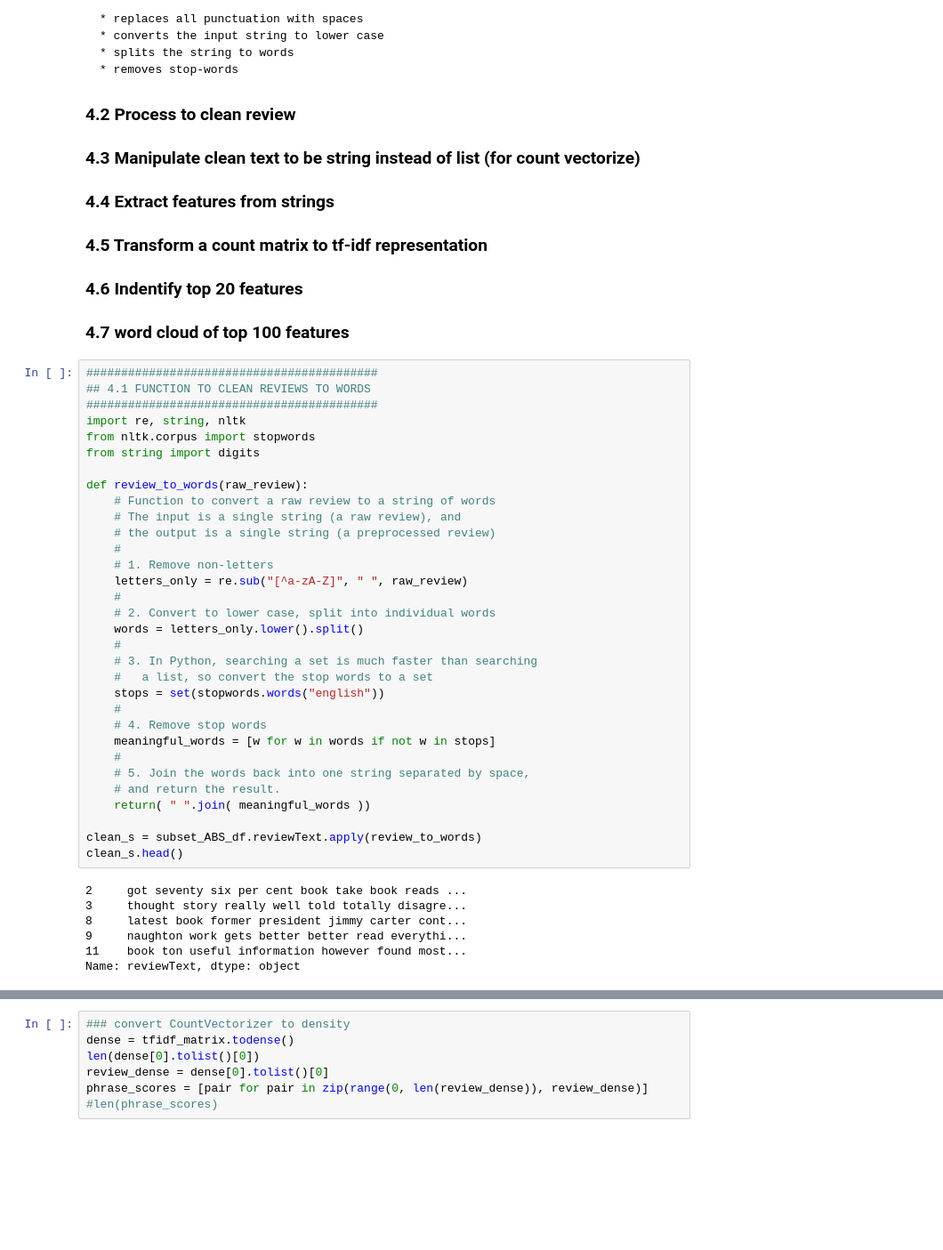
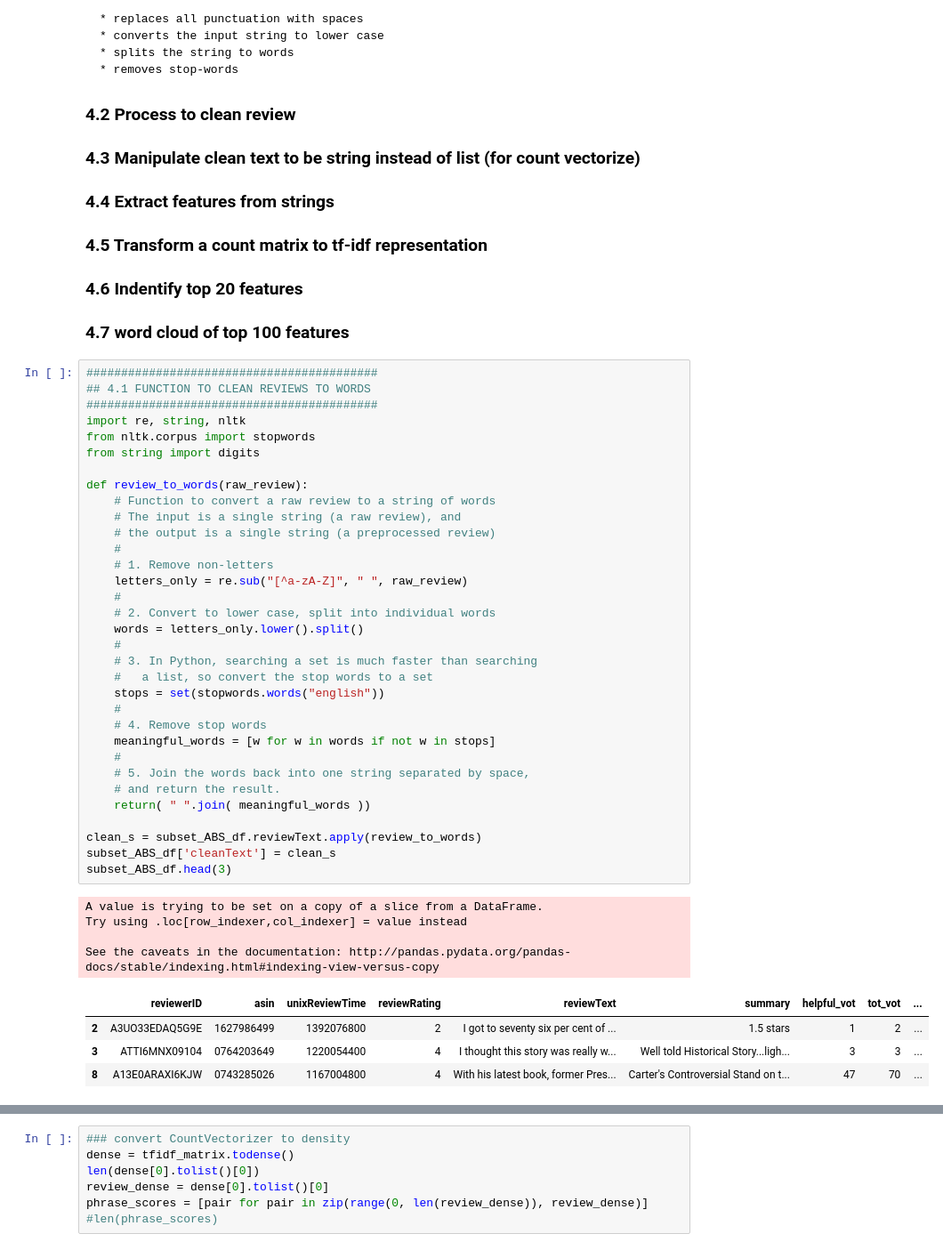
Before and after one commit to TancyKao/AmazonReviewProj, a Jupyter notebook: AmazonBookPilot.ipynb, the cells around one changed output, grey strips where cells are left out. Shown at 89% size. Drawn from its saved outputs; the diff is of its cells as text; blank space fills up the shorter version.

```diff
--- a/AmazonBookPilot.ipynb
+++ b/AmazonBookPilot.ipynb
@@ -419,40 +419,43 @@ plt.show()
 ## 4.1 FUNCTION TO CLEAN REVIEWS TO WORDS
 ##########################################
 import re, string, nltk
 from nltk.corpus import stopwords
 from string import digits
 
 def review_to_words(raw_review):
     # Function to convert a raw review to a string of words
     # The input is a single string (a raw review), and
     # the output is a single string (a preprocessed review)
     #
     # 1. Remove non-letters
     letters_only = re.sub("[^a-zA-Z]", " ", raw_review)
     #
     # 2. Convert to lower case, split into individual words
     words = letters_only.lower().split()
     #
     # 3. In Python, searching a set is much faster than searching
     #   a list, so convert the stop words to a set
     stops = set(stopwords.words("english"))
     #
     # 4. Remove stop words
     meaningful_words = [w for w in words if not w in stops]
     #
     # 5. Join the words back into one string separated by space,
     # and return the result.
     return( " ".join( meaningful_words ))
 
 clean_s = subset_ABS_df.reviewText.apply(review_to_words)
-clean_s.head()
+subset_ABS_df['cleanText'] = clean_s
+subset_ABS_df.head(3)
 # %% [output]
-2     got seventy six per cent book take book reads ...
-3     thought story really well told totally disagre...
-8     latest book former president jimmy carter cont...
-9     naughton work gets better better read everythi...
-11    book ton useful information however found most...
-Name: reviewText, dtype: object
+A value is trying to be set on a copy of a slice from a DataFrame.
+Try using .loc[row_indexer,col_indexer] = value instead
+
+See the caveats in the documentation: http://pandas.pydata.org/pandas-docs/stable/indexing.html#indexing-view-versus-copy
+|  | reviewerID | asin | unixReviewTime | reviewRating | reviewText | summary | helpful_vot | tot_vot | ... |
+| 2 | A3UO33EDAQ5G9E | 1627986499 | 1392076800 | 2 | I got to seventy six per cent of ... | 1.5 stars | 1 | 2 | ... |
+| 3 | ATTI6MNX09104 | 0764203649 | 1220054400 | 4 | I thought this story was really w... | Well told Historical Story...ligh... | 3 | 3 | ... |
+| 8 | A13E0ARAXI6KJW | 0743285026 | 1167004800 | 4 | With his latest book, former Pres... | Carter's Controversial Stand on t... | 47 | 70 | ... |
 # %%
 ####################################
 ## 4.4 EXTRACT FEATURES FROM STRING
```
Also changed, not shown: parts of 25 cells of this notebook, 1 other file.
